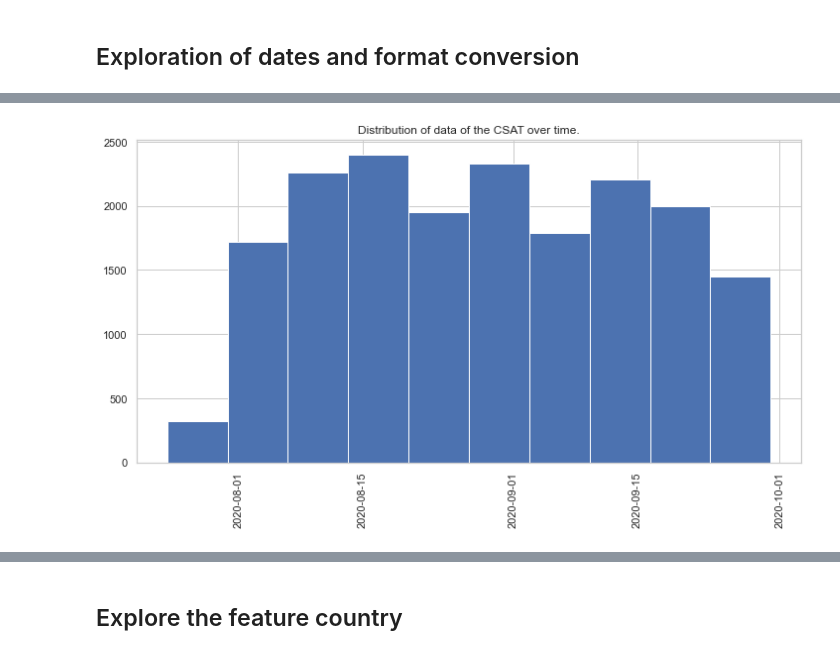
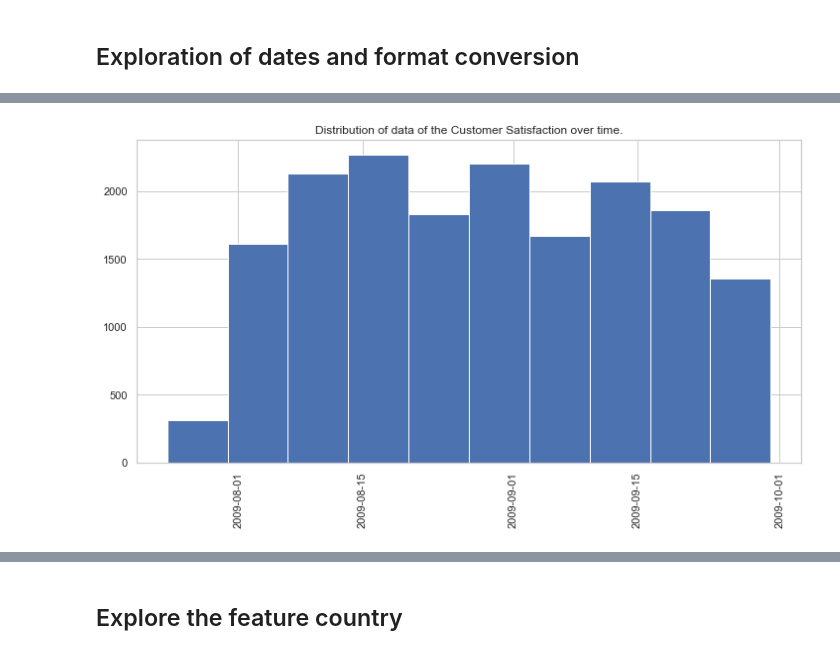
Before and after one commit to nbelaid/nbelaid.github.io, a Jupyter notebook: dev/customer_churn/customer_churn.ipynb, the cells around one changed output, grey strips where cells are left out. Saved outputs shown, nothing was run; the diff lists cells and outputs as text; code cells hidden in the pictures.

```diff
--- a/dev/customer_churn/customer_churn.ipynb
+++ b/dev/customer_churn/customer_churn.ipynb
@@ -238,0 +66,3 @@ df_churn.describe(include="all")
+# %%
+df_cs = pd.read_csv("data/cs.csv")
+df_cs.head()
@@ -260,11 +98,13 @@ df_csat.drop(columns=["csat_date"], inplace=True)
 # %%
-# We notice here, that the CSAT Dataset goes from the end of July to the end of September
-print(f'Start date min is {df_csat["fe_csat_date"].min()}')
-print(f'Start date max is {df_csat["fe_csat_date"].max()}')
+# We notice here, that the Customer Satisfaction dataset goes from the end of July to the end of September
+df_cs['cs_date'] = pd.to_datetime(df_cs['cs_date'])
+
+print(f'Start date min is {df_cs["cs_date"].min()}')
+print(f'Start date max is {df_cs["cs_date"].max()}')
 
 # Have a look to the distribution of the data over time
-plt.hist(df_csat["fe_csat_date"])
+plt.hist(df_cs["cs_date"])
 plt.xticks(rotation=90)
-plt.title("Distribution of data of the CSAT over time.")
+plt.title("Distribution of data of the Customer Satisfaction over time.")
 plt.show()
 # %% [output]
@@ -273 +113 @@ Start date max is 2020-09-30 00:00:00
-[figure, old version]
+[figure, new version]
```
Also changed, not shown: parts of 137 cells of this notebook, 16 other files.
